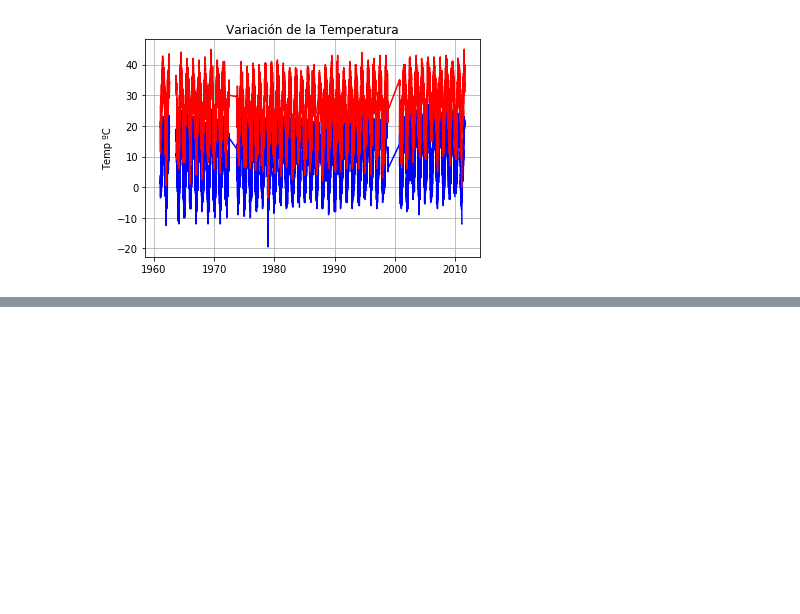
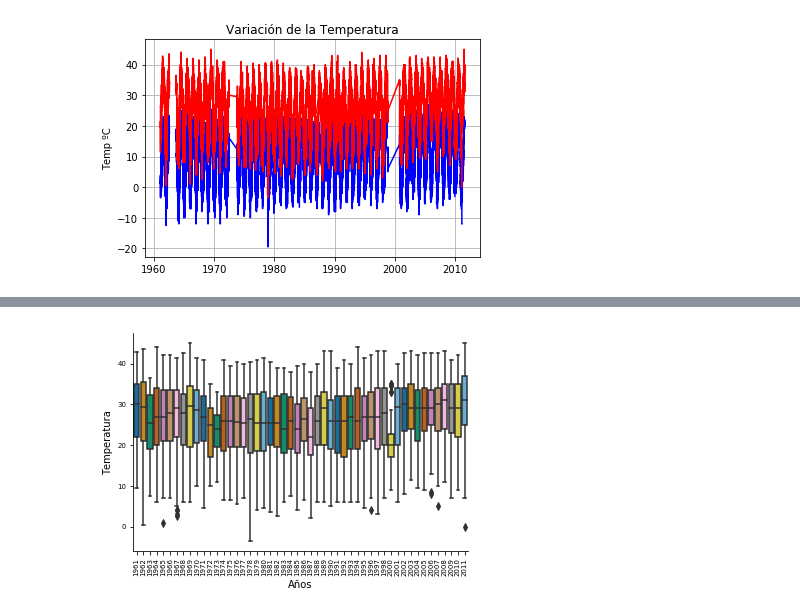
Before and after one commit to albertomedinac/Computacional-I, a Jupyter notebook: actividad 4.ipynb, the cells around one changed output, grey strips where cells are left out. Drawn from its saved outputs; the diff is of its cells as text; code cells hidden in the pictures; blank space fills up the shorter version.

```diff
--- a/actividad 4.ipynb
+++ b/actividad 4.ipynb
@@ -193,0 +277,10 @@ plt.show()
+# %%
+ax = sns.boxplot(x="AÑO",y="TMAX",data=df,palette='colorblind')
+ax.set(xlabel='Años',ylabel='Temperatura')
+ax.set_xticklabels(ax.get_xticklabels(),rotation=90)
+ax.tick_params(labelsize=7)
+sns.despine()
+plt.savefig('cajaaño1',plt=2000)
+plt.show()
+# %% [output]
+[figure, added]
```
Also changed, not shown: parts of 17 cells of this notebook.
